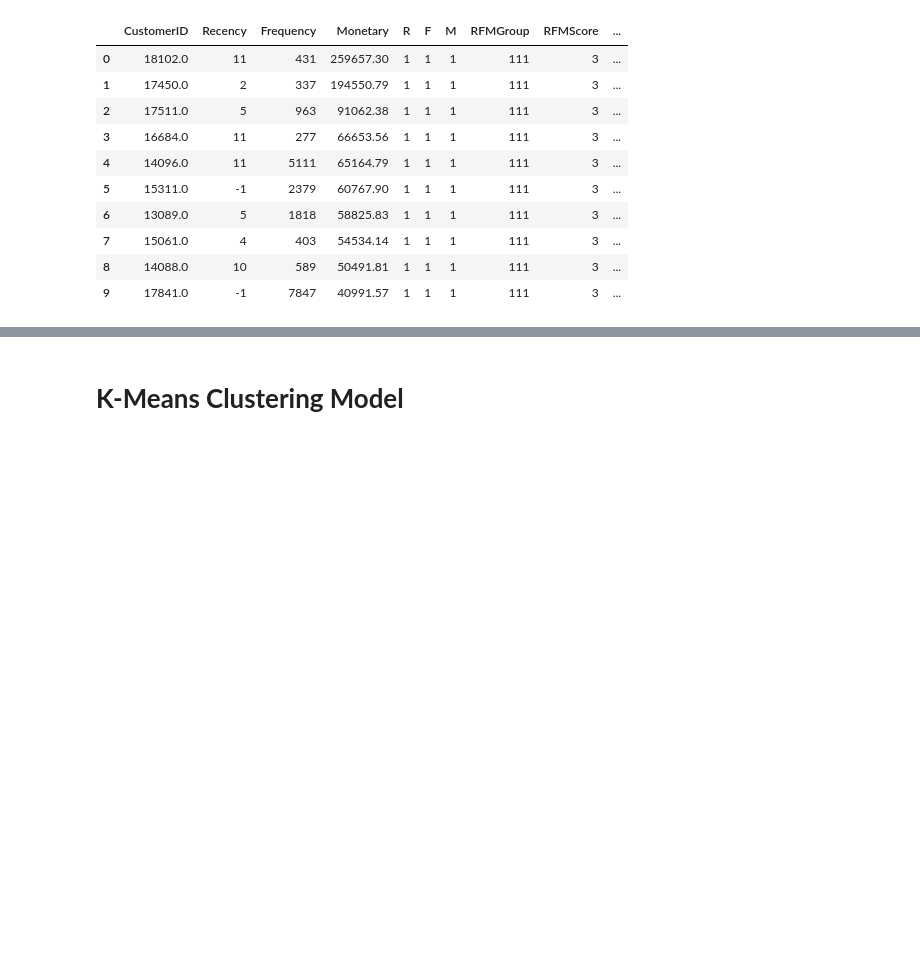
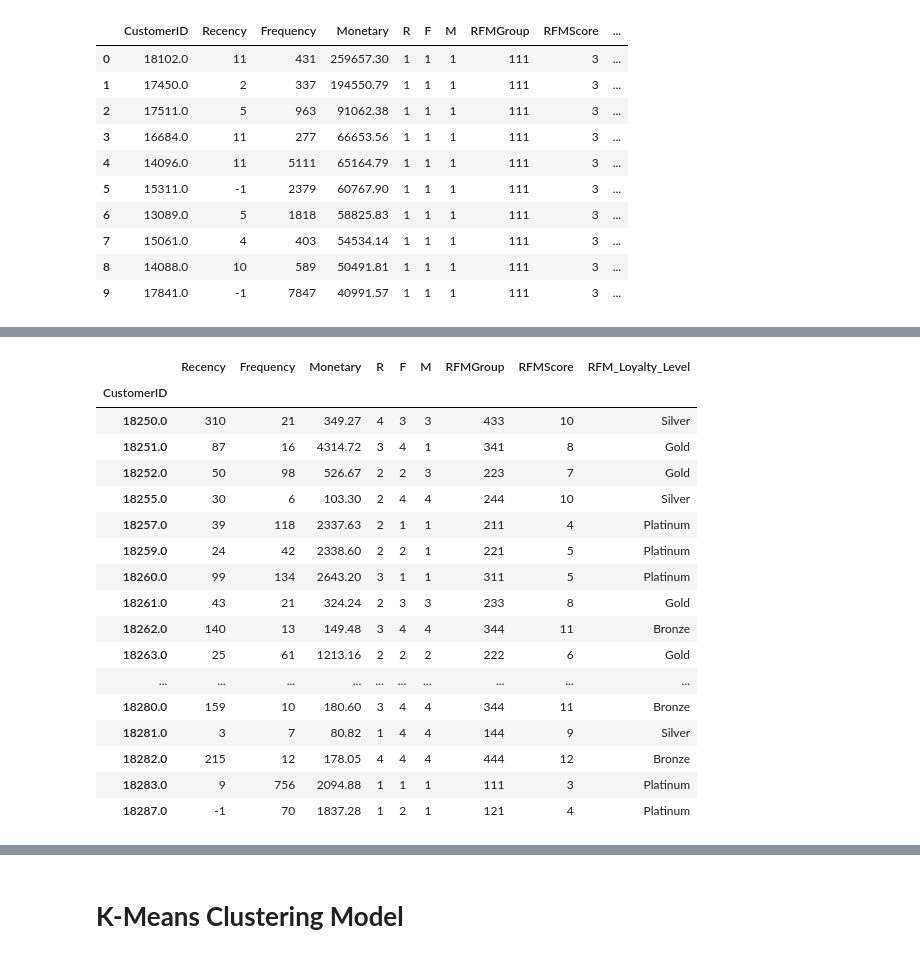
Before and after one commit to skpycoder786/CustomerSegmentation_MajorProject, a Jupyter notebook: customersegmentationanalysis-using-rfm-k-means.ipynb, the cells around one changed output, grey strips where cells are left out. Saved outputs shown, nothing was run; the diff lists cells and outputs as text; code cells hidden in the pictures; blank space fills up the shorter version.

Commit message:
Kaggle Notebook | CustomerSegmentationAnalysis Using RFM & K-Means | Version 7

```diff
--- a/customersegmentationanalysis-using-rfm-k-means.ipynb
+++ b/customersegmentationanalysis-using-rfm-k-means.ipynb
@@ -494,3 +494,24 @@ fig = gobj.Figure(data=plot_data, layout=plot_layout)
 po.iplot(fig)
 # %% [output]
 [interactive output not drawn]
+# %%
+RFMScores.tail(25)
+# %% [output]
+|  | Recency | Frequency | Monetary | R | F | M | RFMGroup | RFMScore | RFM_Loyalty_Level |
+| CustomerID |  |  |  |  |  |  |  |  |  |
+| 18250.0 | 310 | 21 | 349.27 | 4 | 3 | 3 | 433 | 10 | Silver |
+| 18251.0 | 87 | 16 | 4314.72 | 3 | 4 | 1 | 341 | 8 | Gold |
+| 18252.0 | 50 | 98 | 526.67 | 2 | 2 | 3 | 223 | 7 | Gold |
+| 18255.0 | 30 | 6 | 103.30 | 2 | 4 | 4 | 244 | 10 | Silver |
+| 18257.0 | 39 | 118 | 2337.63 | 2 | 1 | 1 | 211 | 4 | Platinum |
+| 18259.0 | 24 | 42 | 2338.60 | 2 | 2 | 1 | 221 | 5 | Platinum |
+| 18260.0 | 99 | 134 | 2643.20 | 3 | 1 | 1 | 311 | 5 | Platinum |
+| 18261.0 | 43 | 21 | 324.24 | 2 | 3 | 3 | 233 | 8 | Gold |
+| 18262.0 | 140 | 13 | 149.48 | 3 | 4 | 4 | 344 | 11 | Bronze |
+| 18263.0 | 25 | 61 | 1213.16 | 2 | 2 | 2 | 222 | 6 | Gold |
+| ... | ... | ... | ... | ... | ... | ... | ... | ... | ... |
+| 18280.0 | 159 | 10 | 180.60 | 3 | 4 | 4 | 344 | 11 | Bronze |
+| 18281.0 | 3 | 7 | 80.82 | 1 | 4 | 4 | 144 | 9 | Silver |
+| 18282.0 | 215 | 12 | 178.05 | 4 | 4 | 4 | 444 | 12 | Bronze |
+| 18283.0 | 9 | 756 | 2094.88 | 1 | 1 | 1 | 111 | 3 | Platinum |
+| 18287.0 | -1 | 70 | 1837.28 | 1 | 2 | 1 | 121 | 4 | Platinum |
```
Also changed, not shown: parts of 4 cells of this notebook.
